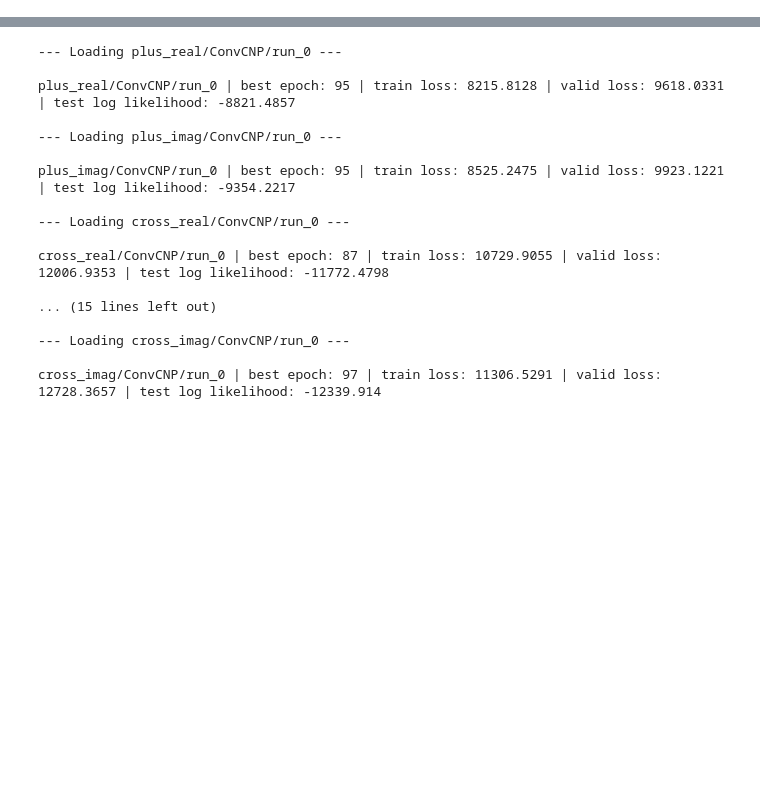
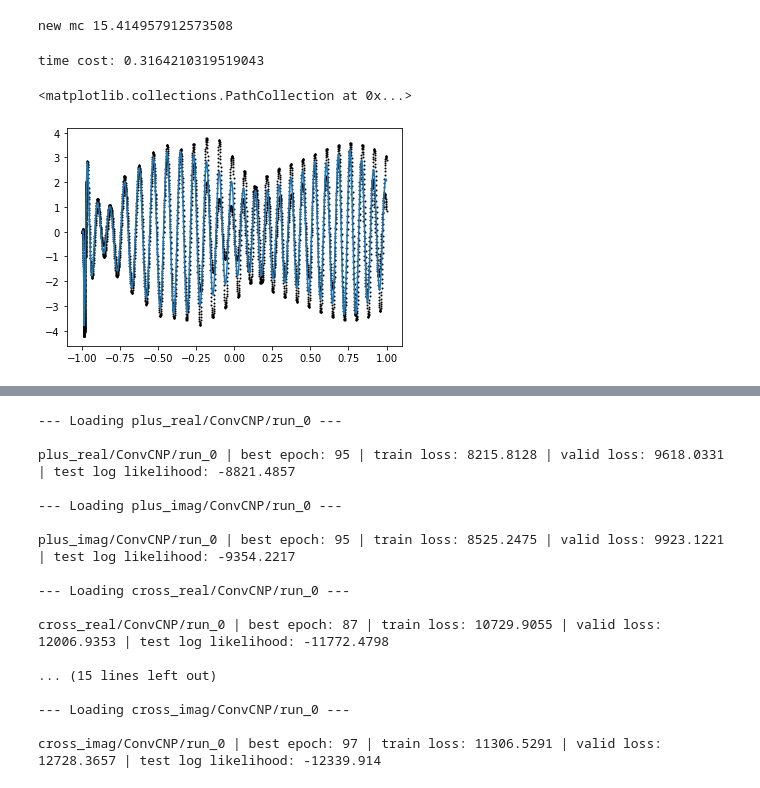
Before and after one commit to MarinerQ/npf_GWwaveform, a Jupyter notebook: gw/application/npwavegen.ipynb, the cells around one changed output, grey strips where cells are left out. Cells and saved outputs as stored; diff of their text form; code cells hidden in the pictures; blank space fills up the shorter version.

```diff
--- a/gw/application/npwavegen.ipynb
+++ b/gw/application/npwavegen.ipynb
@@ -36,0 +39,4 @@ import logging
+# %%
+model_path = "/Users/qianhu/Documents/Glasgow/research/np_waveform/npf_GWwaveform/gw/trained_models/run0215_2/"
+npmodel_dict = npgwutils.get_trained_gwmodels(model_path,device='cpu')
+model = npmodel_dict['plus_real']
@@ -36,0 +214,75 @@ import logging
+# %%
+mtot = bilby.gw.conversion.chirp_mass_and_mass_ratio_to_total_mass(
+            injection_parameters['chirp_mass'],
+            injection_parameters['mass_ratio']
+        )
+npmodel_total_mass=40
+mratio = mtot/npmodel_total_mass
+
+#waveform_generator1.waveform_arguments['minimum_frequency'] /= mratio
+#waveform_generator2.waveform_arguments['minimum_frequency'] /= mratio
+
+fmin4inj = waveform_generator1.waveform_arguments['minimum_frequency']
+context_f_low = 20
+waveform_generator1.waveform_arguments['minimum_frequency'] = context_f_low
+waveform_generator2.waveform_arguments['minimum_frequency'] = context_f_low
+
+#waveform_generator1.waveform_arguments['reference_frequency'] *= mratio
+#waveform_generator2.waveform_arguments['reference_frequency'] *= mratio
+
+#if fmin4inj>context_f_low:
+#    logging.warning(f"Mtot={mtot} < Training Mtot {npmodel_total_mass}, therefore changing starting frequency to {fmin4inj}Hz, which is higher than given {context_f_low}Hz.")
+
+
+context_frequency_array = waveform_generator1.frequency_array
+mask = context_frequency_array>=fmin4inj
+d_l = injection_parameters['luminosity_distance']
+injection_parameters['luminosity_distance'] = 100
+injection_parameters['chirp_mass'] = injection_parameters['chirp_mass']/mratio
+print("new mc", injection_parameters['chirp_mass'])
+
+h_dict_context1 = waveform_generator1.frequency_domain_strain(injection_parameters)
+h_dict_context2 = waveform_generator2.frequency_domain_strain(injection_parameters)
+t1=time.time()
+
+for key, errors in h_dict_context2.items():
+    h_dict_context2[key] = npgwutils.get_shifted_h2_zeropad(h_dict_context1[key], h_dict_context2[key], det)
+t2=time.time()
+# %% [output]
+new mc 15.414957912573508
+# %%
+farray0 = context_frequency_array[mask]
+h1 = h_dict_context1['plus'][mask].real
+h2 = h_dict_context2['plus'][mask].real
+
+# monochromatize
+f_mono, h1_mono = monochromatize_waveform(farray0, h1, injection_parameters['chirp_mass'])
+f_mono, h2_mono = monochromatize_waveform(farray0, h2, injection_parameters['chirp_mass'])
+
+#h1_mono = h1_mono.real
+#h2_mono = h2_mono.real
+
+f_mono_resampled, h1_mono_resampled = resample_mono_fdwaveforms(f_mono, h1_mono)
+f_mono_resampled, h2_mono_resampled = resample_mono_fdwaveforms(f_mono, h2_mono)
+
+context_fraction = 0.3
+ff_mono_resampled, hh_mono_resampled = mix_waveforms2(f_mono_resampled, h1_mono_resampled, h2_mono_resampled, context_fraction)
+
+
+target_f_mono_resampled = rescale_range(f_mono_resampled, (f_mono_resampled.min(),f_mono_resampled.max()), (-1,1))
+t1=time.time()
+mean_resampled, std_resampled = npgwutils.get_predictions(model,
+                                    torch.from_numpy(ff_mono_resampled).unsqueeze(-1).unsqueeze(0).type(torch.float32),
+                                    torch.from_numpy(hh_mono_resampled).unsqueeze(-1).unsqueeze(0).type(torch.float32),
+                                    torch.from_numpy(target_f_mono_resampled).unsqueeze(-1).unsqueeze(0).type(torch.float32),
+                                    1)
+t2=time.time()
+print(f"time cost: {t2-t1}")
+# %% [output]
+time cost: 0.3164210319519043
+# %%
+plt.plot(target_f_mono_resampled, mean_resampled)
+plt.scatter(ff_mono_resampled, hh_mono_resampled, color='k', s=1)
+# %% [output]
+<matplotlib.collections.PathCollection at 0x...>
+[figure, added]
```
Also changed, not shown: parts of 69 cells of this notebook, 7 other files.
